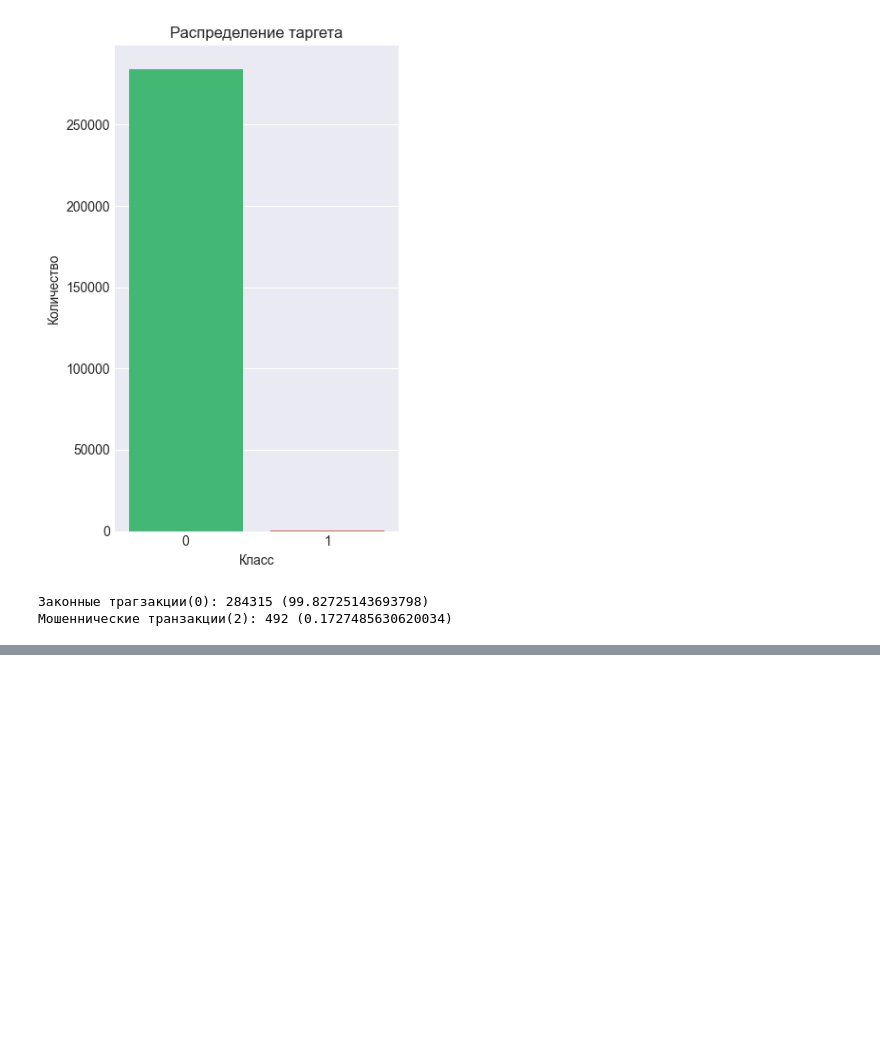
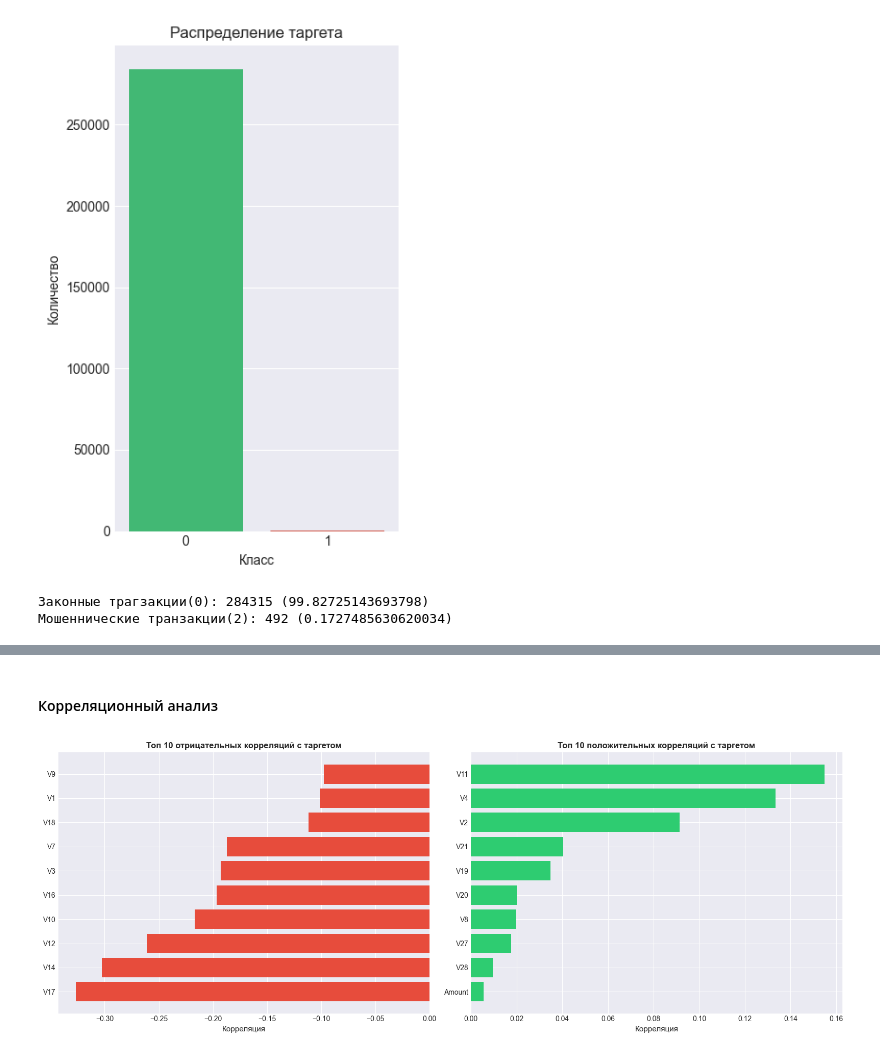
Before and after one commit to curiuwu/Machine-Learning-projects, a Jupyter notebook: credit_fraude_detection/credit_fraud_detection.ipynb, the cells around one changed output, grey strips where cells are left out. Saved outputs shown, nothing was run; the diff lists cells and outputs as text; code cells hidden in the pictures; blank space fills up the shorter version.

```diff
--- a/credit_fraude_detection/credit_fraud_detection.ipynb
+++ b/credit_fraude_detection/credit_fraud_detection.ipynb
@@ -132,0 +162,23 @@ print(f'Мошеннические транзакции(2): {fraud_count[1]} ({f
+# %% [markdown]
+#### Корреляционный анализ
+# %%
+correlations = credit_data.corr()['Class'].drop('Class').sort_values(ascending=True)
+
+fig, axes = plt.subplots(1, 2, figsize=(16, 6))
+
+# топ 10 отрицательных корреляций с таргетом
+top_ten_negative = correlations.head(10)
+axes[0].barh(top_ten_negative.index, top_ten_negative.values, color='#e74c3c')
+axes[0].set_title('Топ 10 отрицательных корреляций с таргетом', fontsize=12, fontweight='bold')
+axes[0].set_xlabel('Корреляция', fontsize=11)
+
+# топ 10 положительных корреляций с таргетом
+top_ten_positive = correlations.tail(10)
+axes[1].barh(top_ten_positive.index, top_ten_positive.values, color='#2ecc71')
+axes[1].set_title('Топ 10 положительных корреляций с таргетом', fontsize=12, fontweight='bold')
+axes[1].set_xlabel('Корреляция', fontsize=11)
+
+plt.tight_layout()
+plt.show()
+# %% [output]
+[figure, added]
```
Also changed, not shown: parts of 29 cells of this notebook.
